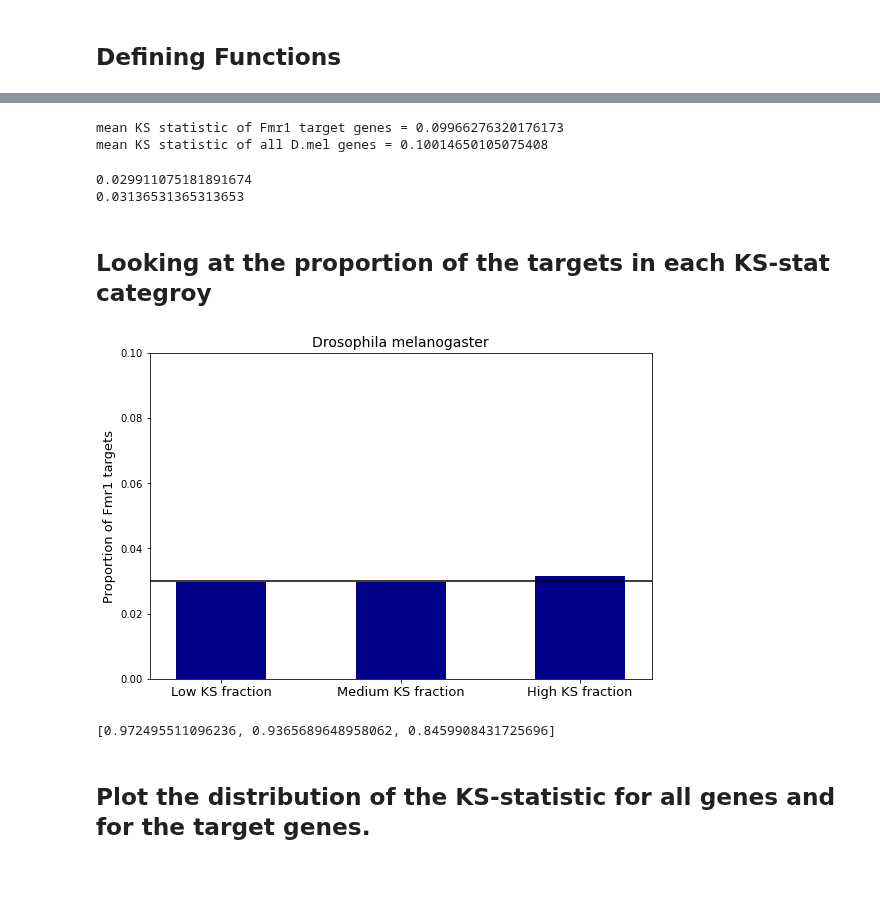
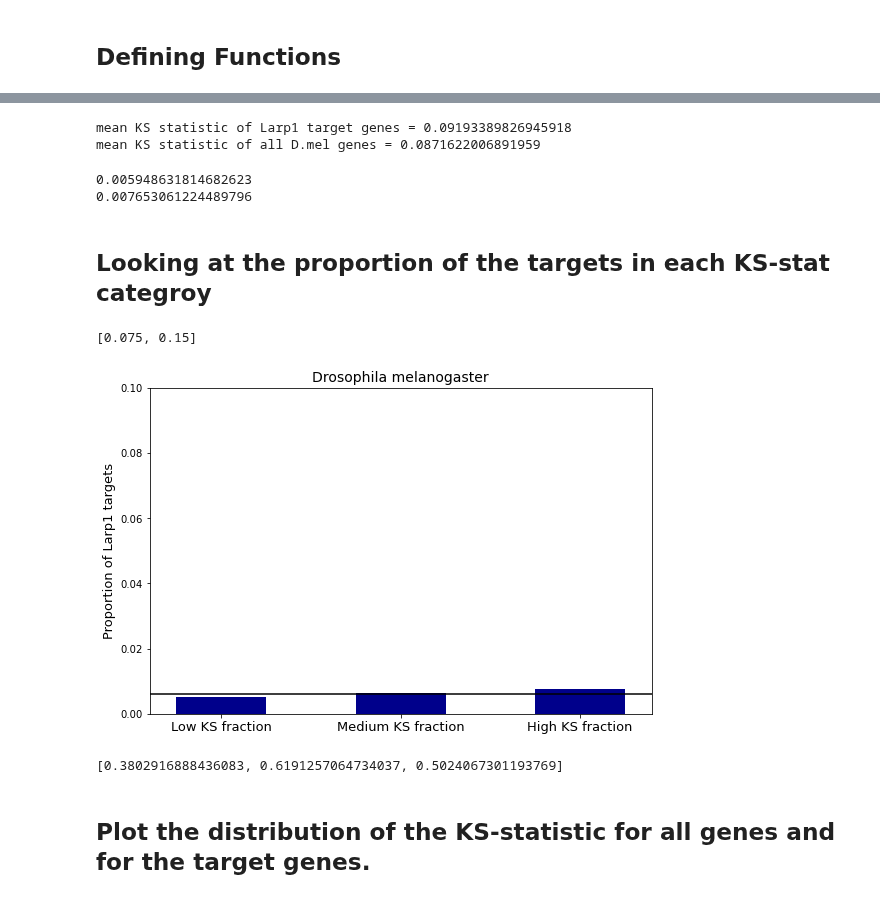
Before and after one commit to Raif-fl/Fall_2021_Work_journal, a Jupyter notebook: Proportional_analysis/human_larp1_enrichment.ipynb, the cells around one changed output, grey strips where cells are left out. Drawn from its saved outputs; the diff is of its cells as text; code cells hidden in the pictures.

Commit message:
added human and villar analysis, cleaned up simulations

```diff
--- a/Proportional_analysis/human_larp1_enrichment.ipynb
+++ b/Proportional_analysis/human_larp1_enrichment.ipynb
@@ -89,16 +89,16 @@ def det_p_values(targ_ks, all_ks, sections):
 # %%
 # Load up the target gene names.
-Fmr1_table = pd.read_csv(target_path + 'Top_containing_genes.csv', names = ["gene_name"])
+Larp1_table = pd.read_csv(target_path + 'Top_containing_genes.csv', names = ["gene_name"])
 
 # Load up the tables of KS statistics
 df_human = pd.read_csv(ks_human_path + "ks_table_" + samp_num + ".csv")
 # %%
 # Merge the ecoli ks table with the list of gene names
-Fmr1_ks_table = pd.merge(df_human, Fmr1_table, how='inner', right_on='gene_name', left_on='gene_ID')
+Larp1_ks_table = pd.merge(df_human, Larp1_table, how='inner', right_on='gene_name', left_on='gene_ID')
 # %%
-# Keep only one copy of each gene in the Fmr1 table.
-Fmr1_ks_table.sort_values("gene_name", inplace = True)
-Fmr1_ks_table.drop_duplicates(subset ="gene_name",keep = "first", inplace = True)
+# Keep only one copy of each gene in the Larp1 table.
+Larp1_ks_table.sort_values("gene_name", inplace = True)
+Larp1_ks_table.drop_duplicates(subset ="gene_name",keep = "first", inplace = True)
 # %%
 # Plot the KS values for each gene from lowest to highest.
 figure(figsize = (13,6))
@@ -121,49 +121,53 @@ plt.ylim(0,0.7)
 # %%
 # print out the mean of all polyprolne motif containing genes (efp targets)
-print("mean KS statistic of Fmr1 target genes = " + str(np.mean(Fmr1_ks_table.ks_stat)))
+print("mean KS statistic of Larp1 target genes = " + str(np.mean(Larp1_ks_table.ks_stat)))
 print("mean KS statistic of all D.mel genes = " + str(np.mean(df_human.ks_stat)))
 # %% [output]
-mean KS statistic of Fmr1 target genes = 0.09966276320176173
-mean KS statistic of all D.mel genes = 0.10014650105075408
+mean KS statistic of Larp1 target genes = 0.09193389826945918
+mean KS statistic of all D.mel genes = 0.0871622006891959
 # %%
 # Expected ratio without enrichment
-print(len(Fmr1_ks_table.ks_stat)/len(df_human.ks_stat))
+print(len(Larp1_ks_table.ks_stat)/len(df_human.ks_stat))
 
 # Observed ratio
-print(len(Fmr1_ks_table.ks_stat[Fmr1_ks_table.ks_stat > 0.15])/len(df_human.ks_stat[df_human.ks_stat > 0.15]))
+print(len(Larp1_ks_table.ks_stat[Larp1_ks_table.ks_stat > 0.15])/len(df_human.ks_stat[df_human.ks_stat > 0.15]))
 # %% [output]
-0.029911075181891674
-0.03136531365313653
+0.005948631814682623
+0.007653061224489796
 # %% [markdown]
 ## Looking at the proportion of the targets in each KS-stat categroy
+# %%
+split_equal(0.15,2)
+# %% [output]
+[0.075, 0.15]
 # %%
-# Calculate the proportion of genes which are Fmr1 targets in a high, medium, and low KS fraction
+# Calculate the proportion of genes which are Larp1 targets in a high, medium, and low KS fraction
 max_ks = 0.15
 N_cats = 2
-ratios_human, sections_human = determine_enrichment(Fmr1_ks_table, df_human, N_cats, max_ks)
+ratios_human, sections_human = determine_enrichment(Larp1_ks_table, df_human, max_ks, N_cats)
 # %%
-# Create a bar plot that shows the proportion of genes which are Fmr1 targets in each KS fraction.
+# Create a bar plot that shows the proportion of genes which are Larp1 targets in each KS fraction.
 figure(figsize = (9,6))
 plt.bar([1,2,3],ratios_human, width = 0.5, color = "darkblue",
         tick_label = ["Low KS fraction","Medium KS fraction","High KS fraction"])
 plt.xticks(fontsize = 13)
 plt.xlim(0.6,3.4)
 plt.ylim(0, 0.1)
-plt.ylabel("Proportion of Fmr1 targets", fontsize = 13)
+plt.ylabel("Proportion of Larp1 targets", fontsize = 13)
 plt.title("Drosophila melanogaster", fontsize = 14)
 
 # Create a line showing the expected proportion of targets.
-expected = len(Fmr1_ks_table.ks_stat)/len(df_human.ks_stat)
+expected = len(Larp1_ks_table.ks_stat)/len(df_human.ks_stat)
 plt.plot([0,6],[expected,expected], color = "black")
 plt.savefig(save_path + 'human_proportions.pdf')
 # %% [output]
-[figure, old version]
+[figure, new version]
 # %%
 # determine if the difference betwqeen the expected proportion of targets
 # and the observed proportion of targets is significant
-det_p_values(Fmr1_ks_table, df_human, sections_human)
+det_p_values(Larp1_ks_table, df_human, sections_human)
 # %% [output]
-[0.972495511096236, 0.9365689648958062, 0.8459908431725696]
+[0.3802916888436083, 0.6191257064734037, 0.5024067301193769]
 # %% [markdown]
 ## Plot the distribution of the KS-statistic for all genes and for the target genes.
 # %%
```
Also changed, not shown: parts of 3 cells of this notebook, 9 other files.
